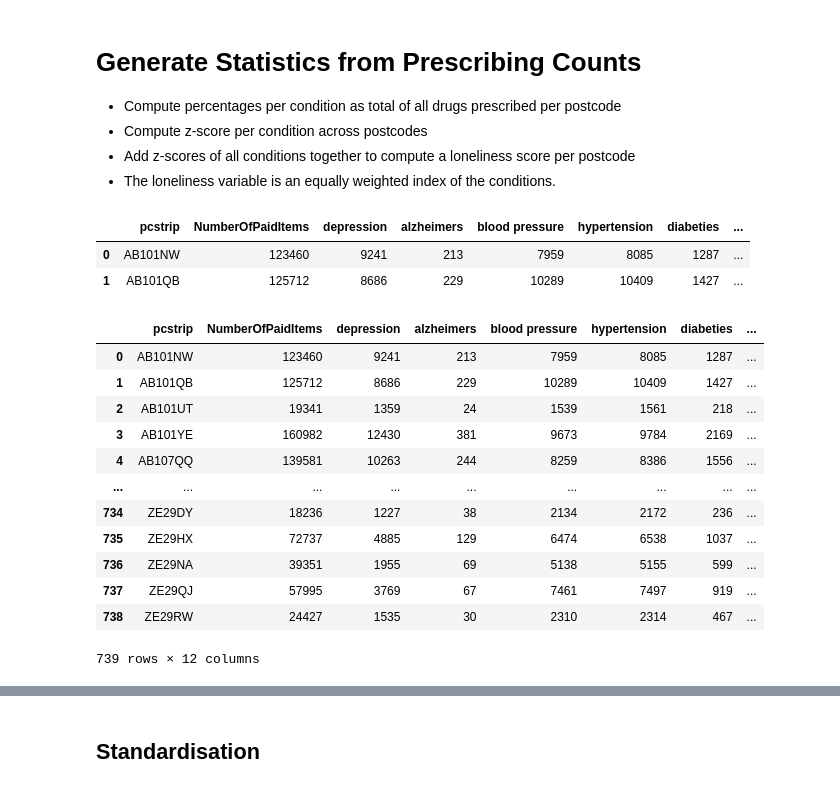
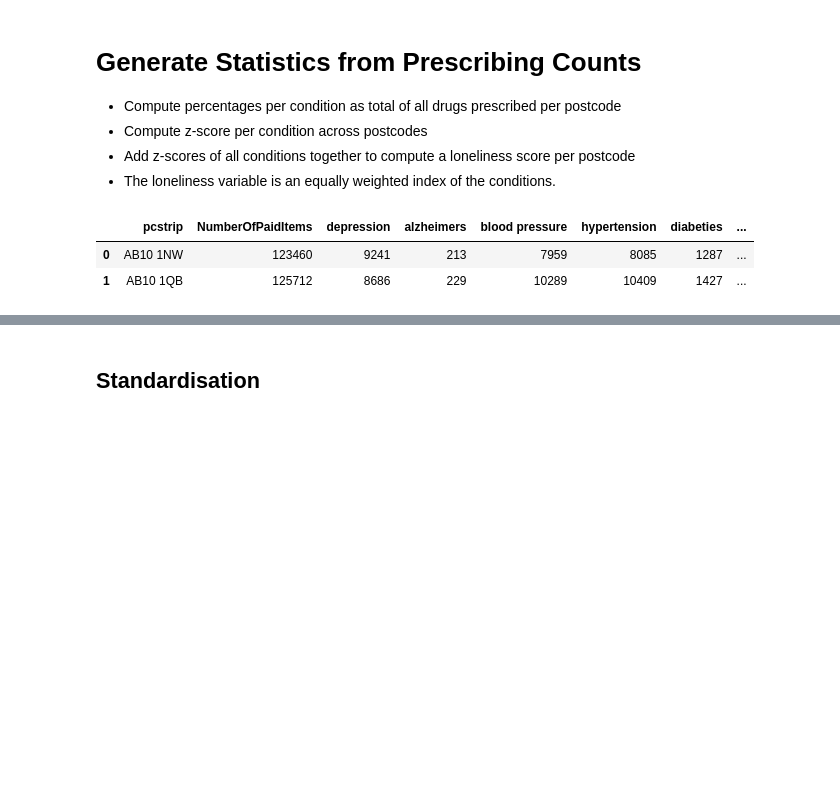
Before and after one commit to humaniverse/loneliness, a Jupyter notebook: inst/python/notebooks/clinical-scotland-2022.ipynb, the cells around one changed output, grey strips where cells are left out. Cells and saved outputs as stored; diff of their text form; code cells hidden in the pictures; blank space fills up the shorter version.

```diff
--- a/inst/python/notebooks/clinical-scotland-2022.ipynb
+++ b/inst/python/notebooks/clinical-scotland-2022.ipynb
@@ -202,27 +258,11 @@ data.to_csv(path + "processed_data_with_postcode.csv")
 - Add z-scores of all conditions together to compute a loneliness score per postcode
 - The loneliness variable is an equally weighted index of the conditions.
 # %%
-data = pd.read_csv(path + "processed_data_with_postcode.csv", index_col=0)
+monthly_prescriptions_postcodes = pd.read_csv(path + "monthly_prescriptions_postcodes.csv", index_col=0)
-# %%
-data.head(2)
-# %% [output]
-|  | pcstrip | NumberOfPaidItems | depression | alzheimers | blood pressure | hypertension | diabeties | ... |
-| 0 | AB101NW | 123460 | 9241 | 213 | 7959 | 8085 | 1287 | ... |
-| 1 | AB101QB | 125712 | 8686 | 229 | 10289 | 10409 | 1427 | ... |
 # %%
-data = data.drop(columns = ['Postcode','GPPractice', 'BNFItemDescription'])
-data.head(2)
+monthly_prescriptions_postcodes = monthly_prescriptions_postcodes.drop(columns = ['Postcode','GPPractice', 'BNFItemDescription'])
+monthly_prescriptions_postcodes.head(2)
 # %% [output]
 |  | pcstrip | NumberOfPaidItems | depression | alzheimers | blood pressure | hypertension | diabeties | ... |
-| 0 | AB101NW | 123460 | 9241 | 213 | 7959 | 8085 | 1287 | ... |
-| 1 | AB101QB | 125712 | 8686 | 229 | 10289 | 10409 | 1427 | ... |
-| 2 | AB101UT | 19341 | 1359 | 24 | 1539 | 1561 | 218 | ... |
-| 3 | AB101YE | 160982 | 12430 | 381 | 9673 | 9784 | 2169 | ... |
-| 4 | AB107QQ | 139581 | 10263 | 244 | 8259 | 8386 | 1556 | ... |
-| ... | ... | ... | ... | ... | ... | ... | ... | ... |
-| 734 | ZE29DY | 18236 | 1227 | 38 | 2134 | 2172 | 236 | ... |
-| 735 | ZE29HX | 72737 | 4885 | 129 | 6474 | 6538 | 1037 | ... |
-| 736 | ZE29NA | 39351 | 1955 | 69 | 5138 | 5155 | 599 | ... |
-| 737 | ZE29QJ | 57995 | 3769 | 67 | 7461 | 7497 | 919 | ... |
-| 738 | ZE29RW | 24427 | 1535 | 30 | 2310 | 2314 | 467 | ... |
+| 0 | AB10 1NW | 123460 | 9241 | 213 | 7959 | 8085 | 1287 | ... |
+| 1 | AB10 1QB | 125712 | 8686 | 229 | 10289 | 10409 | 1427 | ... |
-739 rows × 12 columns
```
Also changed, not shown: parts of 51 cells of this notebook, 1 other file.
